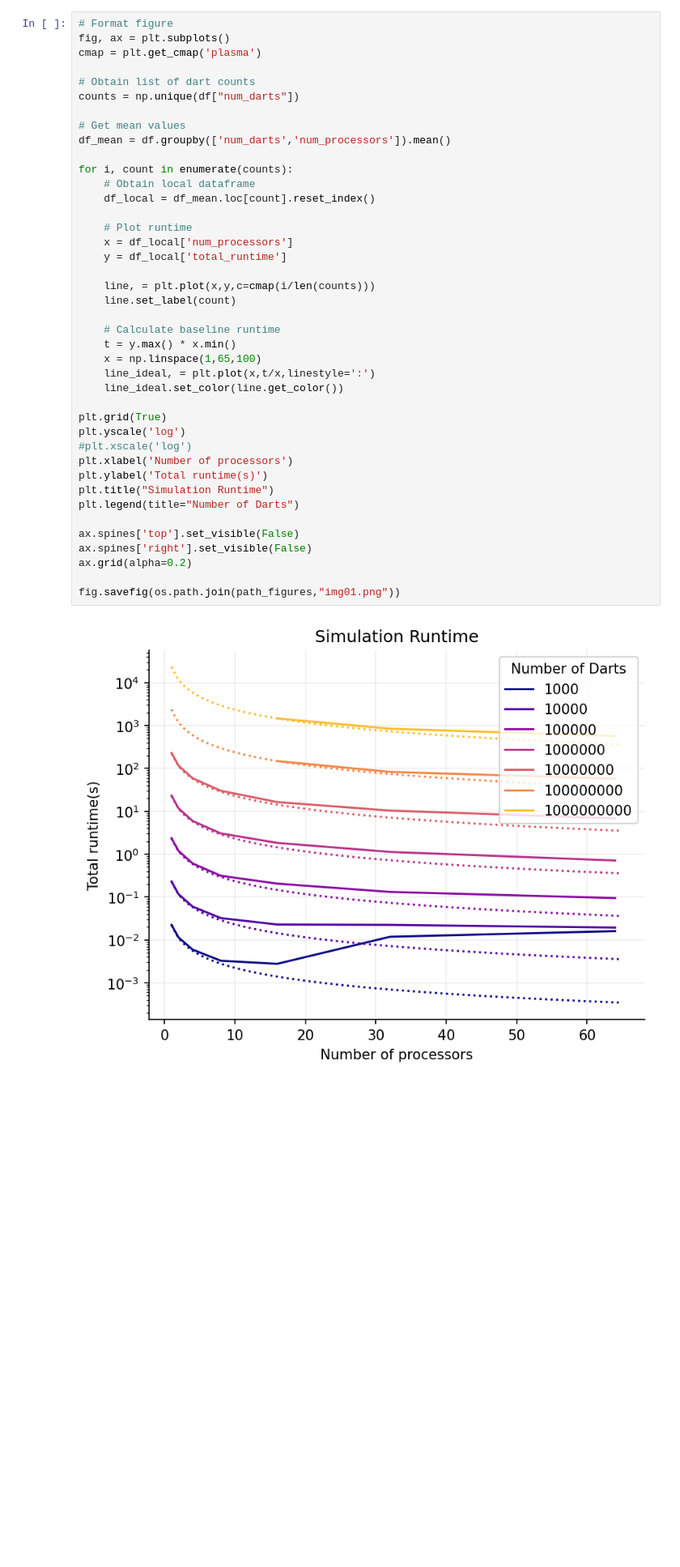
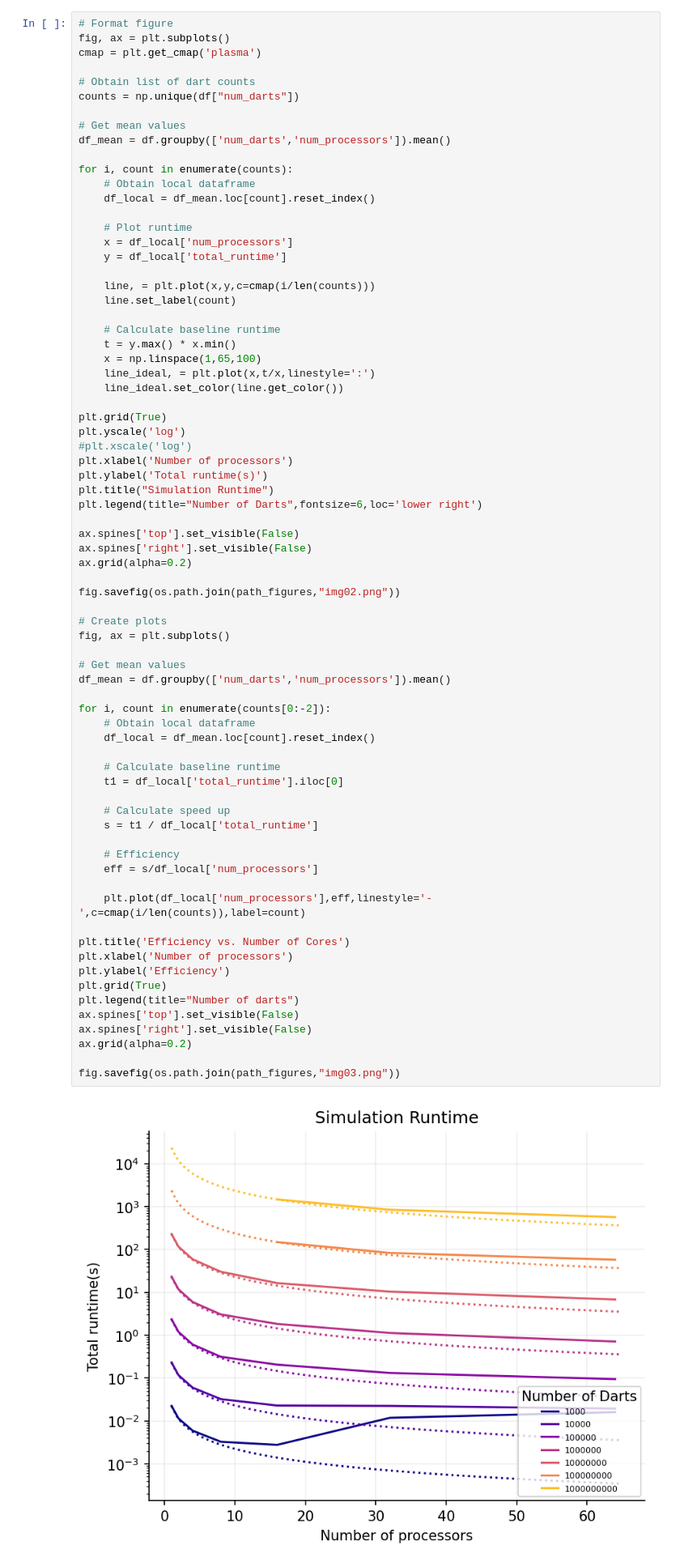
Before and after one commit to cmse822/project-2-pi-by-mpi-team-2, a Jupyter notebook: analysis/analysis.ipynb, the cells around one changed output. Shown: that part at 81% size. Saved outputs shown, nothing was run; the diff lists cells and outputs as text; blank space fills up the shorter version.

Commit message:
Updated analysis script for last figure

```diff
--- a/analysis/analysis.ipynb
+++ b/analysis/analysis.ipynb
@@ -116,33 +116,65 @@ df_mean = df.groupby(['num_darts','num_processors']).mean()
 
 for i, count in enumerate(counts):
     # Obtain local dataframe
     df_local = df_mean.loc[count].reset_index()
 
     # Plot runtime
     x = df_local['num_processors']
     y = df_local['total_runtime']
 
     line, = plt.plot(x,y,c=cmap(i/len(counts)))
     line.set_label(count)
 
     # Calculate baseline runtime
     t = y.max() * x.min()
     x = np.linspace(1,65,100)
     line_ideal, = plt.plot(x,t/x,linestyle=':')
     line_ideal.set_color(line.get_color())
 
 plt.grid(True)
 plt.yscale('log')
 #plt.xscale('log')
 plt.xlabel('Number of processors')
 plt.ylabel('Total runtime(s)')
 plt.title("Simulation Runtime")
-plt.legend(title="Number of Darts")
+plt.legend(title="Number of Darts",fontsize=6,loc='lower right')
 
 ax.spines['top'].set_visible(False)
 ax.spines['right'].set_visible(False)
 ax.grid(alpha=0.2)
 
-fig.savefig(os.path.join(path_figures,"img01.png"))
+fig.savefig(os.path.join(path_figures,"img02.png"))
+
+# Create plots
+fig, ax = plt.subplots()
+
+# Get mean values
+df_mean = df.groupby(['num_darts','num_processors']).mean()
+
+for i, count in enumerate(counts[0:-2]):
+    # Obtain local dataframe
+    df_local = df_mean.loc[count].reset_index()
+
+    # Calculate baseline runtime
+    t1 = df_local['total_runtime'].iloc[0]
+
+    # Calculate speed up
+    s = t1 / df_local['total_runtime']
+
+    # Efficiency
+    eff = s/df_local['num_processors']
+
+    plt.plot(df_local['num_processors'],eff,linestyle='-',c=cmap(i/len(counts)),label=count)
+
+plt.title('Efficiency vs. Number of Cores')
+plt.xlabel('Number of processors')
+plt.ylabel('Efficiency')
+plt.grid(True)
+plt.legend(title="Number of darts")
+ax.spines['top'].set_visible(False)
+ax.spines['right'].set_visible(False)
+ax.grid(alpha=0.2)
+
+fig.savefig(os.path.join(path_figures,"img03.png"))
 # %% [output]
-[figure, old version]
+[figure, new version]
```
Also changed, not shown: parts of 1 cell of this notebook.
